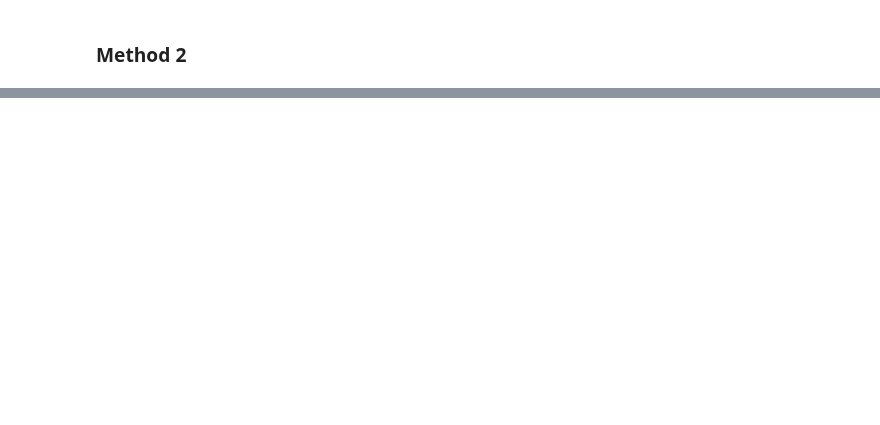
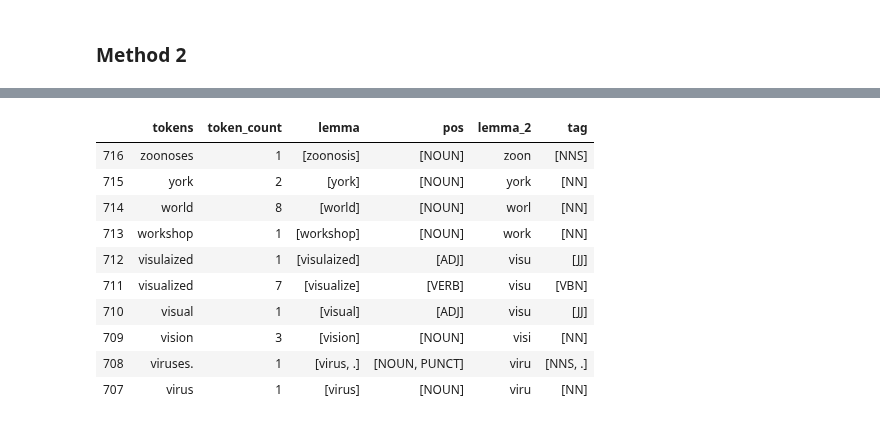
Before and after one commit to mrkjhsn/Thinkful-Exercises, a Jupyter notebook: data_cleaning_validation.ipynb, the cells around one changed output, grey strips where cells are left out. Saved outputs shown, nothing was run; the diff lists cells and outputs as text; code cells hidden in the pictures; blank space fills up the shorter version.

```diff
--- a/data_cleaning_validation.ipynb
+++ b/data_cleaning_validation.ipynb
@@ -294,9 +298,0 @@ journal_words_df_count = journal_words_df.groupby('tokens')['tokens'] \
-# %%
-# assign labels based on key words
-df.loc[df.journal_title.str.contains('biol'), 'journal_bin2'] = 'biology'
-df.loc[df.journal_title.str.contains('gene'), 'journal_bin2'] = 'genetics'
-df.loc[df.journal_title.str.contains('neuro'), 'journal_bin2'] = 'neurology'
-df.loc[df.journal_title.str.contains('psych'), 'journal_bin2'] = 'psychology'
-df.loc[df.journal_title.str.contains('endo'), 'journal_bin2'] = 'endocrinology'
-df.loc[df.journal_title.str.contains('epid'), 'journal_bin2'] = 'epidemiology'
-df.loc[df.journal_title.str.contains('pharma'), 'journal_bin2'] = 'pharmacology'
@@ -350,0 +299,7 @@ journal_words_df_count.head(90)
+# %%
+# example of spacy in use
+doc = nlp(u'Apple is looking at buying U.K. startup for $1 billion')
+
+for token in doc:
+    print(token.text, token.lemma_, token.pos_, token.tag_, token.dep_,
+            token.shape_, token.is_alpha, token.is_stop)
@@ -350,0 +318,37 @@ journal_words_df_count.head(90)
+# %%
+lemma = []
+
+for doc in nlp.pipe(df.journal_title.astype('unicode').values, batch_size=50):
+    lemma.append([n.lemma_ for n in doc])
+#     pos.append([n.pos_ for n in doc])
+
+df['journal_lemma'] = lemma
+# %%
+# https://stackoverflow.com/questions/44395656/applying-spacy-parser-to-pandas-dataframe-w-multiprocessing
+
+lemma = []
+pos = []
+tag = []
+
+for doc in nlp.pipe(journal_words_df_count['tokens'].astype('unicode').values, batch_size=50):
+    lemma.append([n.lemma_ for n in doc])
+    pos.append([n.pos_ for n in doc])
+    tag.append([n.tag_ for n in doc])
+
+journal_words_df_count['lemma'] = lemma
+journal_words_df_count['pos'] = pos
+journal_words_df_count['tag'] = tag
+# %%
+journal_words_df_count.sort_values(by='lemma', ascending=False).head(10)
+# %% [output]
+|  | tokens | token_count | lemma | pos | lemma_2 | tag |
+| 716 | zoonoses | 1 | [zoonosis] | [NOUN] | zoon | [NNS] |
+| 715 | york | 2 | [york] | [NOUN] | york | [NN] |
+| 714 | world | 8 | [world] | [NOUN] | worl | [NN] |
+| 713 | workshop | 1 | [workshop] | [NOUN] | work | [NN] |
+| 712 | visulaized | 1 | [visulaized] | [ADJ] | visu | [JJ] |
+| 711 | visualized | 7 | [visualize] | [VERB] | visu | [VBN] |
+| 710 | visual | 1 | [visual] | [ADJ] | visu | [JJ] |
+| 709 | vision | 3 | [vision] | [NOUN] | visi | [NN] |
+| 708 | viruses. | 1 | [virus, .] | [NOUN, PUNCT] | viru | [NNS, .] |
+| 707 | virus | 1 | [virus] | [NOUN] | viru | [NN] |
```
Also changed, not shown: parts of 30 cells of this notebook.
